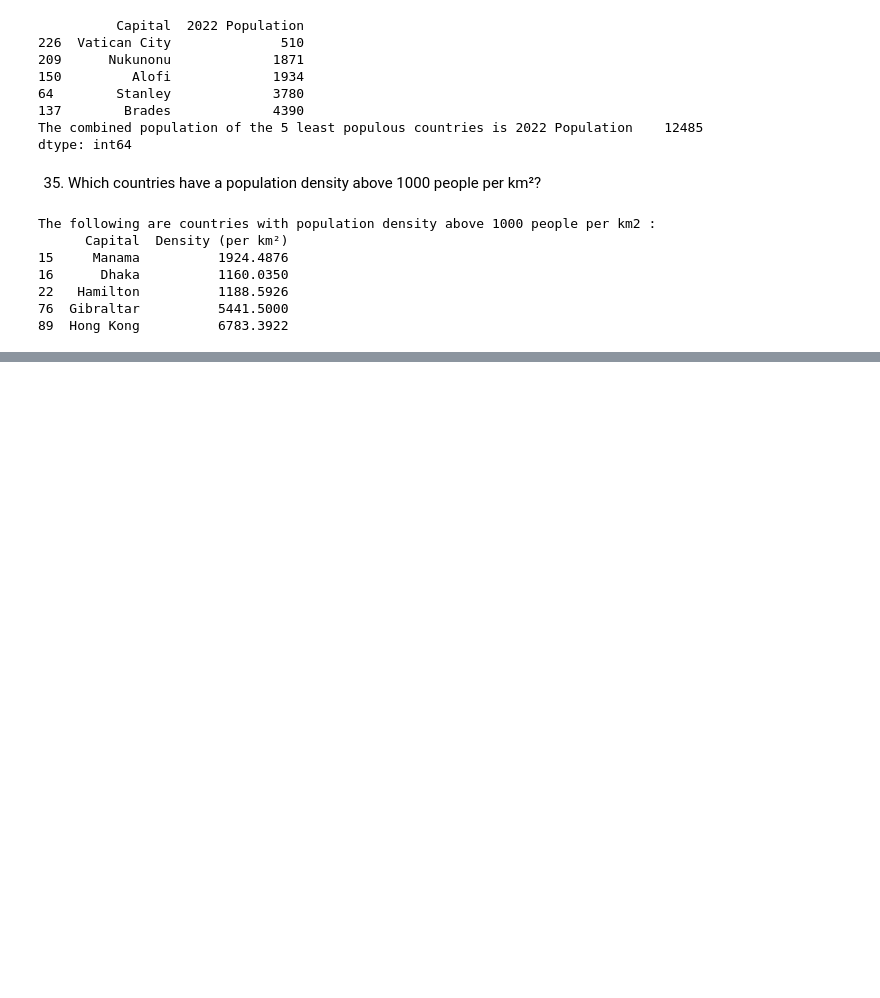
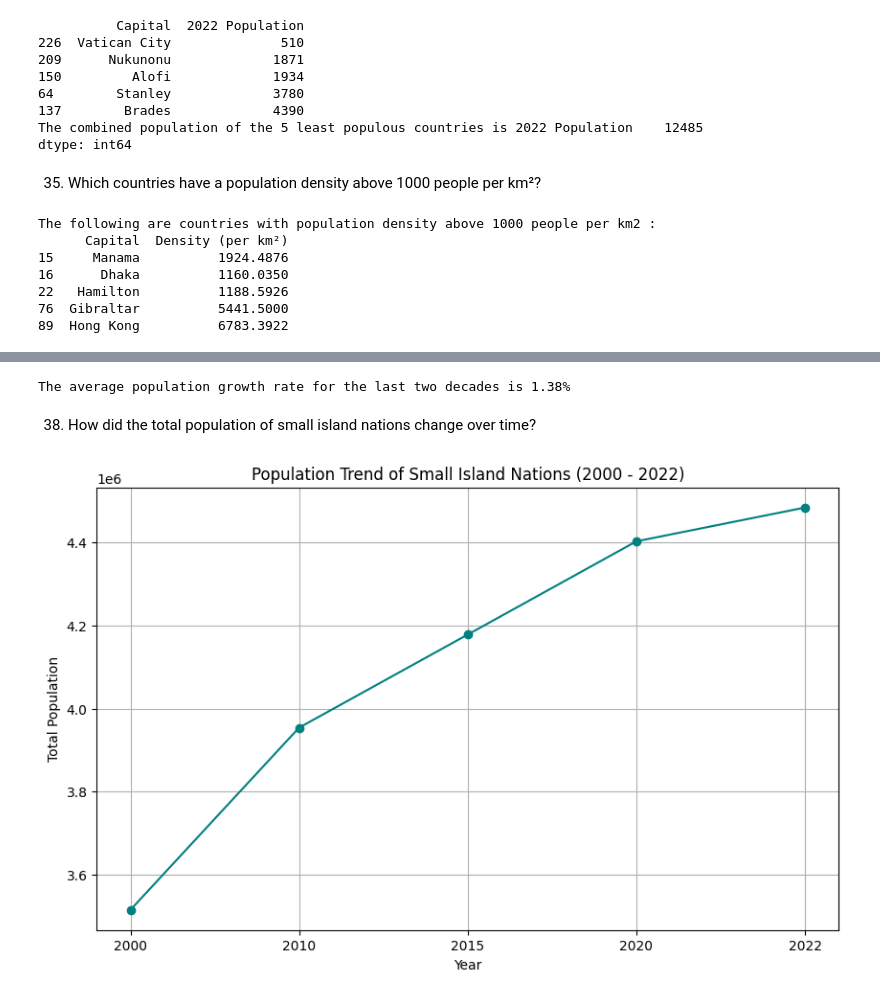
Before and after one commit to HABUDANHAYABK/world-population-dynamics, a Jupyter notebook: notebooks/02_question_analysis.ipynb, the cells around one changed output, grey strips where cells are left out. Drawn from its saved outputs; the diff is of its cells as text; code cells hidden in the pictures; blank space fills up the shorter version.

```diff
--- a/notebooks/02_question_analysis.ipynb
+++ b/notebooks/02_question_analysis.ipynb
@@ -598,0 +636,44 @@ The following are countries with population density above 1000 people per km2 :
+# %%
+pop_2000 = world_pp["2000 Population"].sum()
+pop_2020 = world_pp["2020 Population"].sum()
+
+#Growth rate
+
+growth_rate = (((pop_2020) - (pop_2000)) / (pop_2000)) * 100
+avg_growth_rate = growth_rate / 20
+
+print(f"The average population growth rate for the last two decades is {avg_growth_rate:.2f}%")
+# %% [output]
+The average population growth rate for the last two decades is 1.38%
+# %% [markdown]
+38. How did the total population of small island nations change over time?
+# %%
+import matplotlib.pyplot as plt
+
+small_island_nations = ['Maldives', 'Seychelles', 'Fiji', 'Mauritius', 'Comoros', 'Vanuatu', 'Samoa', 'Solomon Island', 'Tonga', 'Kiribati']
+
+#dataframe
+island_nations_df = world_pp[world_pp["Country/Territory"].isin(small_island_nations)]
+
+#population column
+population_columns = ["2000 Population", "2010 Population", "2015 Population", "2020 Population", "2022 Population"]
+
+island_population = island_nations_df[population_columns].sum()
+
+island_population_df = island_population.reset_index()
+island_population_df.columns = ['Year', 'Total Population']
+
+#Extract years from column names
+island_population_df['Year'] = island_population_df['Year'].str.extract('(\d+)')
+
+#plot the trend
+
+plt.figure(figsize=(10, 6))
+plt.plot(island_population_df['Year'], island_population_df['Total Population'], marker='o', color='teal')
+plt.title('Population Trend of Small Island Nations (2000 - 2022)')
+plt.xlabel('Year')
+plt.ylabel('Total Population')
+plt.grid(True)
+plt.show()
+# %% [output]
+[figure, added]
```
Also changed, not shown: parts of 5 cells of this notebook.
